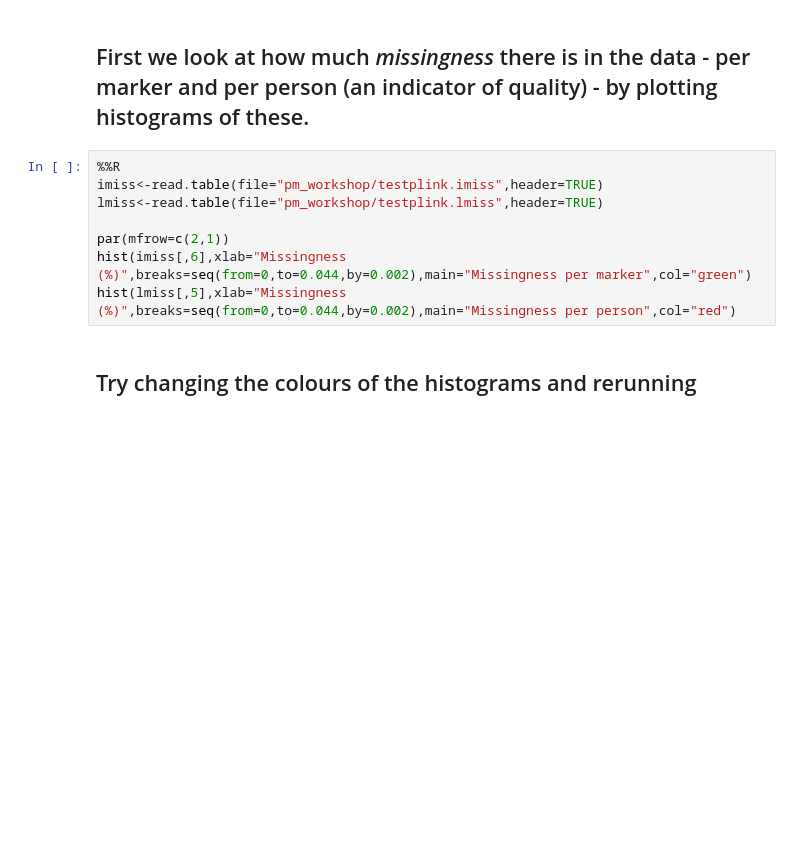
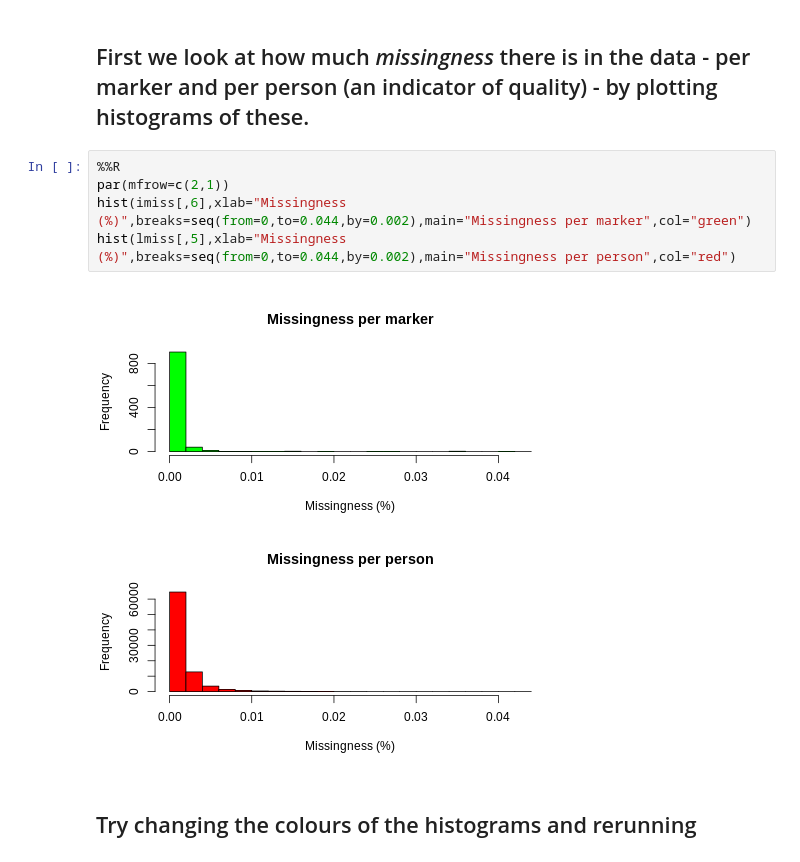
Before and after one commit to ARCLeeds/pm_workshop, a Jupyter notebook: Precision_Medicine_2022.ipynb, the cells around one changed output. Cells and saved outputs as stored; diff of their text form; blank space fills up the shorter version.

```diff
--- a/Precision_Medicine_2022.ipynb
+++ b/Precision_Medicine_2022.ipynb
@@ -30,12 +37,11 @@ reslog2<-read.table(file="pm_workshop/testplinkall2WITHCUMPOS.assoc.logistic",he
 ## First we look at how much *missingness* there is in the data  - per marker and per person (an indicator of quality) - by plotting histograms of these.
 # %%
 %%R
-imiss<-read.table(file="pm_workshop/testplink.imiss",header=TRUE)
-lmiss<-read.table(file="pm_workshop/testplink.lmiss",header=TRUE)
-
 par(mfrow=c(2,1))
 hist(imiss[,6],xlab="Missingness (%)",breaks=seq(from=0,to=0.044,by=0.002),main="Missingness per marker",col="green")
 hist(lmiss[,5],xlab="Missingness (%)",breaks=seq(from=0,to=0.044,by=0.002),main="Missingness per person",col="red")
+# %% [output]
+[figure, added]
 # %% [markdown]
 ## Try changing the colours of the histograms and rerunning
 # %% [markdown]
```
Also changed, not shown: parts of 19 cells of this notebook.
